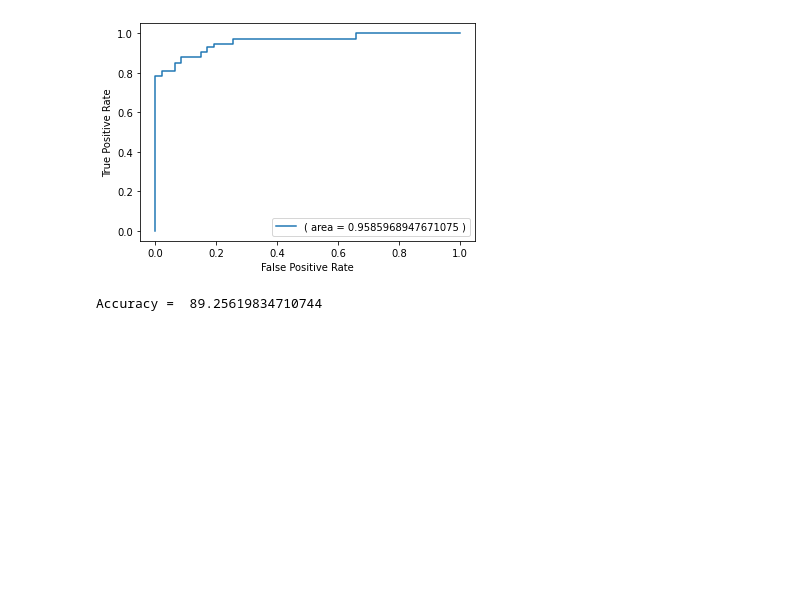
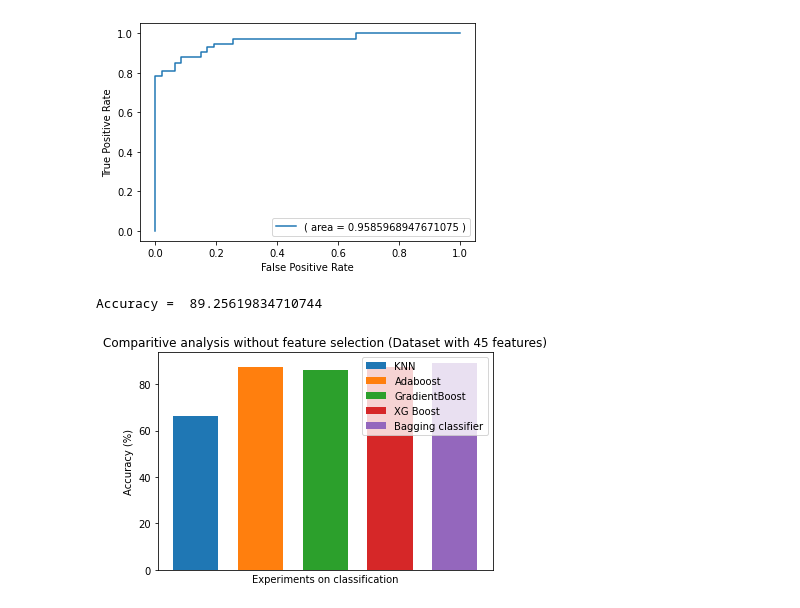
Before and after one commit to Thasneem-vazim/Depression-detection-30-features-available-dataset, a Jupyter notebook: Without_using_feature_selection.ipynb, the cells around one changed output. Saved outputs shown, nothing was run; the diff lists cells and outputs as text; code cells hidden in the pictures; blank space fills up the shorter version.

```diff
--- a/Without_using_feature_selection.ipynb
+++ b/Without_using_feature_selection.ipynb
@@ -431,3 +431,34 @@ prediction=bagClassificationMLP.predict(X_test)
 print('Accuracy = ', metrics.accuracy_score(y_test, prediction)*100)
 # %% [output]
 Accuracy =  89.25619834710744
+# %%
+# Import Library
+import numpy as np
+import matplotlib.pyplot as plt
+
+# Define Data
+data3 = ['Before feature selection']
+xvals = [66.11]
+yvals = [87.60]
+zvals = [85.95]
+avals = [87.60]
+bvals = [89.25]
+
+x_axis = np.arange(len(data3))
+
+# Multi bar Chart
+plt.bar(x_axis +0.1, xvals, width=0.07, label = 'KNN')
+plt.bar(x_axis +0.1*2, yvals, width=0.07, label = 'Adaboost')
+plt.bar(x_axis +0.1*3, zvals, width=0.07, label = 'GradientBoost')
+plt.bar(x_axis +0.1*4, avals, width=0.07, label = 'XG Boost')
+plt.bar(x_axis +0.1*5, bvals, width=0.07, label = 'Bagging classifier')
+
+# Xticks
+plt.xticks(x_axis,data3)
+plt.ylabel("Accuracy (%)")
+plt.xlabel("Experiments on classification")
+plt.title("Comparitive analysis without feature selection (Dataset with 45 features)")
+plt.legend()
+plt.show()
+# %% [output]
+[figure, added]
```
